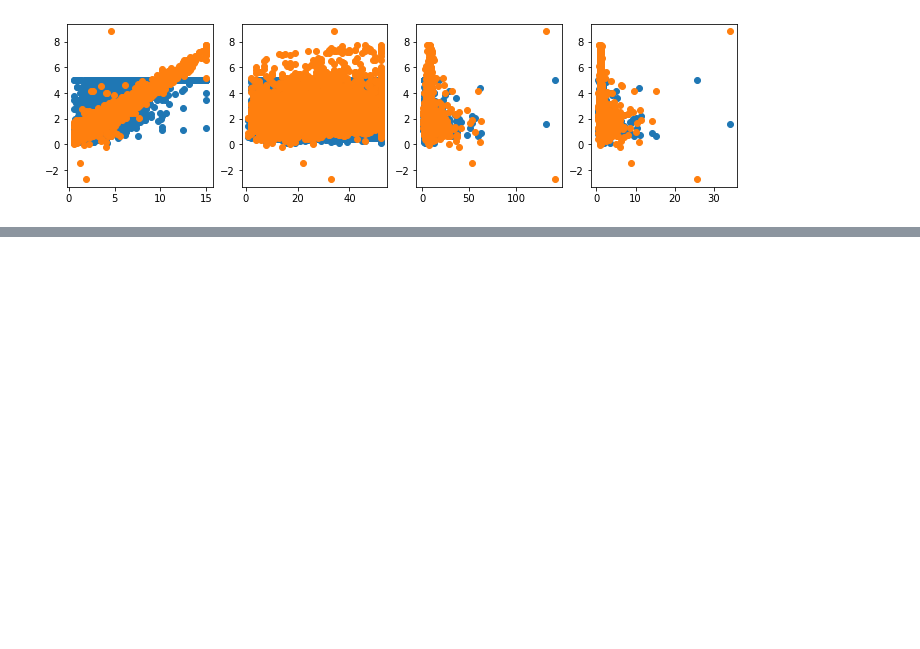
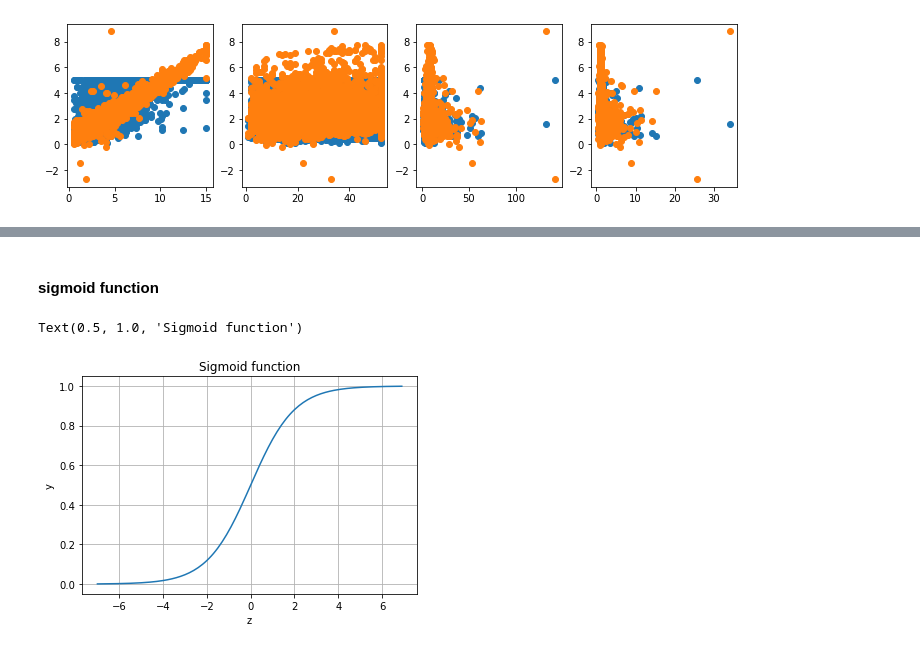
Before and after one commit to kazmierczakP/Machine-Learning, a Jupyter notebook: Supervised Machine Learning.ipynb, the cells around one changed output, grey strips where cells are left out. Cells and saved outputs as stored; diff of their text form; code cells hidden in the pictures; blank space fills up the shorter version.

```diff
--- a/Supervised Machine Learning.ipynb
+++ b/Supervised Machine Learning.ipynb
@@ -793,0 +883,4 @@ for i in range(4):
+# %%
+x=np.array([[1,1,2],[1,2,3]])
+y=np.array([2,4])
+w=np.zeros(x.shape[1])
@@ -793,0 +916,2 @@ for i in range(4):
+# %% [markdown]
+#### sigmoid function
@@ -793,0 +921,17 @@ for i in range(4):
+# %%
+x=np.arange(-7,7,0.1)
+# %%
+def sigmoid(z):
+    y=1/(1+np.exp(-z))
+    return y
+# %%
+y=sigmoid(x)
+# %%
+plt.plot(x,y)
+plt.grid()
+plt.xlabel('z')
+plt.ylabel('y')
+plt.title('Sigmoid function')
+# %% [output]
+Text(0.5, 1.0, 'Sigmoid function')
+[figure, added]
```
Also changed, not shown: parts of 75 cells of this notebook.
